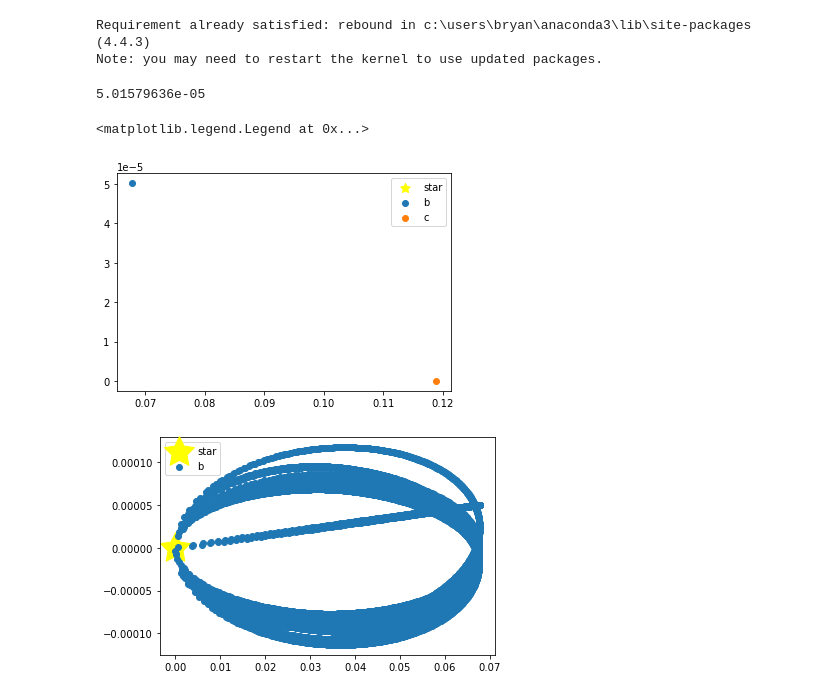
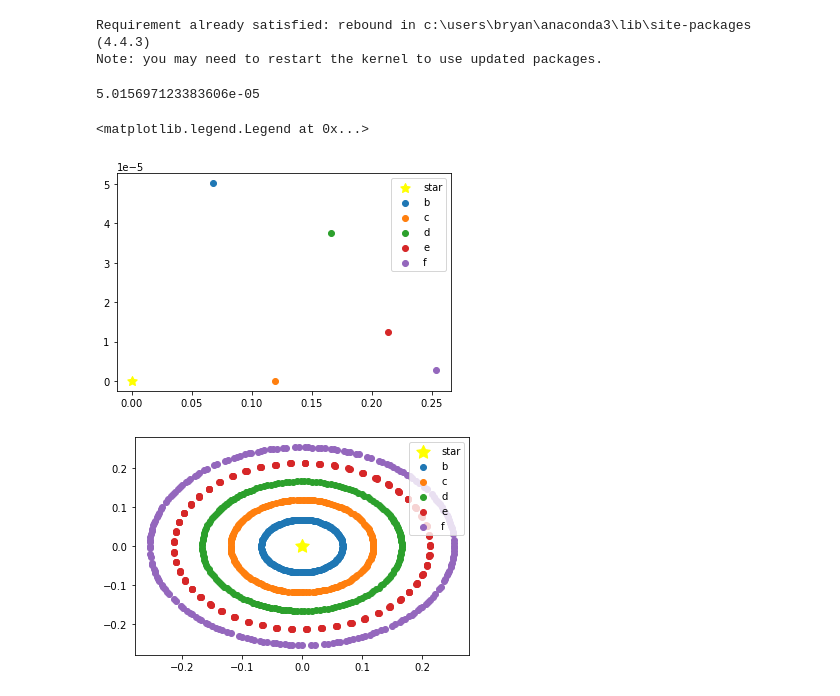
Before and after one commit to glassesfame/Kepler33-StatusQuo, a Jupyter notebook: Orbit Simulations.ipynb, the cells around one changed output. Drawn from its saved outputs; the diff is of its cells as text; code cells hidden in the pictures.

```diff
--- a/Orbit Simulations.ipynb
+++ b/Orbit Simulations.ipynb
@@ -15,39 +15,52 @@ mass_earth = 3*10**-6 #solar masses
 start_x = [0.06769998,  1.18900000e-01  , 0.1662    , 0.2138    , 0.2535]
 start_y = [5.01579636e-05,0,  3.76400590e-05, 1.23601018e-05, 2.72122722e-06]
 v0x = np.array( [0.07462658395619551, 0.05659626765330703, 0.04790208125104128, 0.04224355397579091, 0.03884847500678671])
-v0y = np.array([5.52897859478072e-05, 0.0, 1.0848599329982713e-05, 2.4421638303104e-06, 4.170237775156792e-07])*-1
+v0x= [0.0746266044379049,0.05659626765330703,0.04790208247950675,0.042243554046383504,0.038848475009025]
+v0y = np.array([5.52897859478072e-05, 0.0, 1.0848599329982713e-05, 2.4421638303104e-06, 4.170237775156792e-07])
+P = [ 5.7,  13.2,21.8,31.8, 41]
+v0y = np.zeros(5)
+
+theta = [0.000740885792975013, 0, 0.00022647448422232177, 5.781151436712105e-05, 1.073462413715875e-05]
 # %%
 kep33 = rebound.Simulation() # This sets up our system
 # kep33.integrator = 'whfast'
 
 # hmmm what units?
-star = kep33.add(m=1.29,x=0,y=0,z=0) #star
-kepb = kep33.add(m=3.68*mass_earth,x = start_x[0] , y =  start_y[0], z = 0, vx = v0x[0],vy= v0y[0]) #closest
-kepc = kep33.add(m=0.39*mass_earth,x = start_x[1] , y =start_y[1],z = 0 ,vx = v0x[1], vy = v0y[1])
-#kepd = kep33.add(m=3.91*mass_earth,x = start_x[2] , y = start_y[2] ,z = 0 ,vx = v0x[2],vy = v0y[2])
-#kepe = kep33.add(m=5.57*mass_earth,x = start_x[3], y = start_y[3] ,z = 0,vx = v0x[3], vy= v0y[3])
-#kepf = kep33.add(m=9.6*mass_earth, x = start_x[4] , y = start_y[4] ,z = 0,vx = v0x[4], vy= v0y[4]) #farthest
+# star = kep33.add(m=1.29,x=0,y=0,z=0) #star
+# kepb = kep33.add(m=3.68*mass_earth,x = start_x[0] , y =  start_y[0], z = 0, vx = v0x[0],vy= v0y[0], P =P[0],a=a[0]) #closest
+# kepc = kep33.add(m=0.39*mass_earth,x = start_x[1] , y =start_y[1],z = 0 ,vx = v0x[1], vy = v0y[1], P=P[1],a=a[1])
+# kepd = kep33.add(m=3.91*mass_earth,x = start_x[2] , y = start_y[2] ,z = 0 ,vx = v0x[2],vy = v0y[2],P=P[2],a=a[2])
+# kepe = kep33.add(m=5.57*mass_earth,x = start_x[3], y = start_y[3] ,z = 0,vx = v0x[3], vy= v0y[3],P=P[3],a=a[3])
+# kepf = kep33.add(m=9.6*mass_earth, x = start_x[4] , y = start_y[4] ,z = 0,vx = v0x[4], vy= v0y[4],P=P[4],a=a[4]) #farthest
+
+star = kep33.add(m=1.29)#,x=0,y=0,z=0) #star
+kepb = kep33.add(m=3.68*mass_earth,a=a[0], f=theta[0]) #closest
+kepc = kep33.add(m=0.39*mass_earth,a=a[1], f= theta[1])
+kepd = kep33.add(m=3.91*mass_earth,a=a[2], f= theta[2])
+kepe = kep33.add(m=5.57*mass_earth,a=a[3],f= theta[3])
+kepf = kep33.add(m=9.6*mass_earth, a=a[4], f= theta[4]) #farthest
+
 
 
 kep33.move_to_com() # Moving our system to the centre of mass frame, which should be in the star.
 # %%
 print(kep33.particles[1].y)
 # %% [output]
-5.01579636e-05
+5.015697123383606e-05
 # %%
 plt.scatter(kep33.particles[0].x,kep33.particles[0].y, label = 'star',s=100,marker =(5,1),color = 'yellow')
 plt.scatter(kep33.particles[1].x,kep33.particles[1].y, label = 'b')
 plt.scatter(kep33.particles[2].x,kep33.particles[2].y, label = 'c')
-#plt.scatter(kep33.particles[3].x,kep33.particles[3].y, label = 'd')
-#plt.scatter(kep33.particles[4].x,kep33.particles[4].y, label = 'e')
-#plt.scatter(kep33.particles[5].x,kep33.particles[5].y, label = 'f')
+plt.scatter(kep33.particles[3].x,kep33.particles[3].y, label = 'd')
+plt.scatter(kep33.particles[4].x,kep33.particles[4].y, label = 'e')
+plt.scatter(kep33.particles[5].x,kep33.particles[5].y, label = 'f')
 plt.legend()
 # %% [output]
 <matplotlib.legend.Legend at 0x...>
-[figure, old version]
+[figure, new version]
 # %%
 
-times = np.arange(0,1,0.0001) # 30 randomly spaced observations
+times = np.arange(0,200) # 30 randomly spaced observations
 N = len(times)
 # times =times[0:174]
 p1,p2,p3,p4,p5 = np.zeros((N,2)), np.zeros((N,2)),np.zeros((N,2)),np.zeros((N,2)),np.zeros((N,2))
@@ -58,6 +71,6 @@ for i, t in enumerate(times):
 #     print(i)
     p1[i] = np.array([kep33.particles[1].x, kep33.particles[1].y])
     p2[i] = np.array([kep33.particles[2].x, kep33.particles[2].y])
-    #p3[i] = np.array([kep33.particles[3].x, kep33.particles[3].y])
-    #p4[i] = np.array([kep33.particles[4].x, kep33.particles[4].y])
-    #p5[i] = np.array([kep33.particles[5].x, kep33.particles[5].y])
+    p3[i] = np.array([kep33.particles[3].x, kep33.particles[3].y])
+    p4[i] = np.array([kep33.particles[4].x, kep33.particles[4].y])
+    p5[i] = np.array([kep33.particles[5].x, kep33.particles[5].y])
@@ -64,16 +85,16 @@ for i, t in enumerate(times):
 # %%
-plt.scatter(kep33.particles[0].x,kep33.particles[0].y, label = 'star',s=1000,marker =(5,1),color = 'yellow')
+plt.scatter(kep33.particles[0].x,kep33.particles[0].y, label = 'star',s=200,marker =(5,1),color = 'yellow')
 plt.scatter(p1[:, 0], p1[:, 1], label = 'b')
-#plt.scatter(p2[:, 0], p2[:, 1], label = 'c')
-# plt.scatter(p3[:, 0], p3[:, 1], label = 'd')
-# plt.scatter(p4[:, 0], p4[:, 1], label = 'e')
-# plt.scatter(p5[:, 0], p5[:, 1], label = 'f')
+plt.scatter(p2[:, 0], p2[:, 1], label = 'c')
+plt.scatter(p3[:, 0], p3[:, 1], label = 'd')
+plt.scatter(p4[:, 0], p4[:, 1], label = 'e')
+plt.scatter(p5[:, 0], p5[:, 1], label = 'f')
 plt.legend()
 
 
 plt.show()
 # %% [output]
-[figure, old version]
+[figure, new version]
 # %%
 import numpy as np
 import matplotlib.pyplot as plt
```
Also changed, not shown: parts of 4 cells of this notebook.
